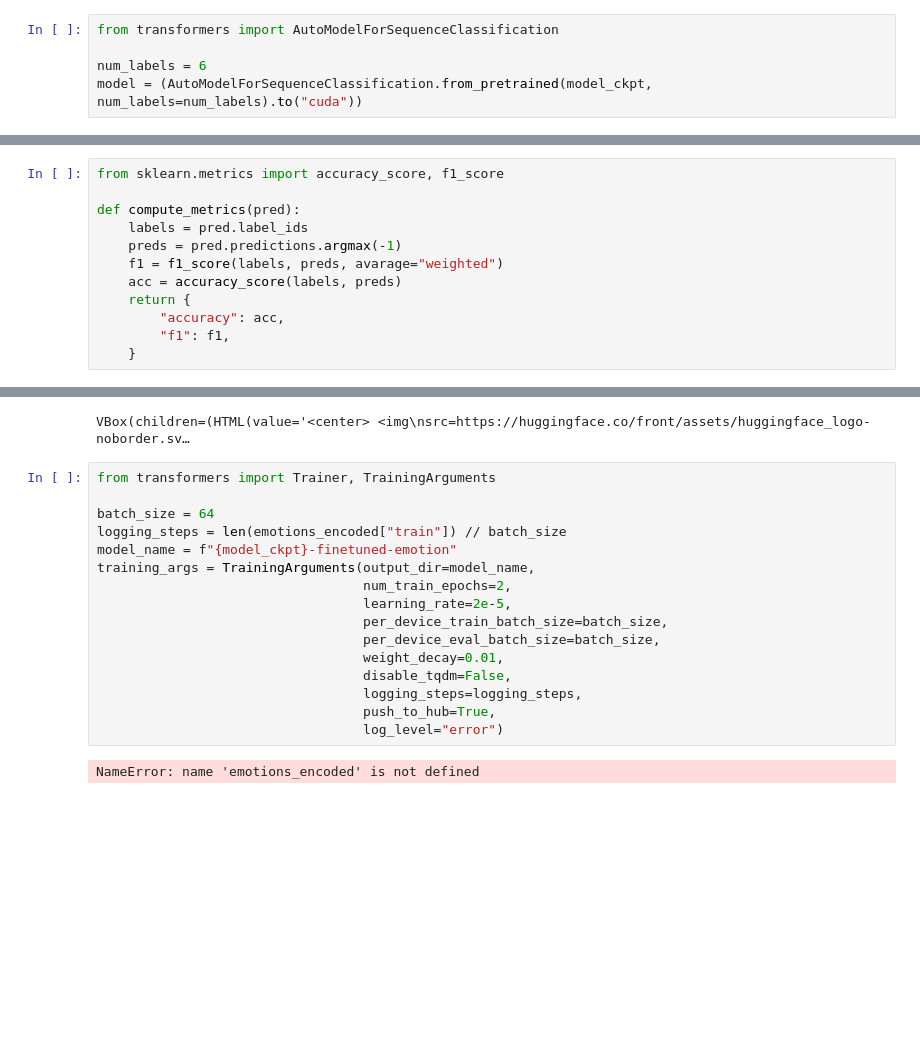
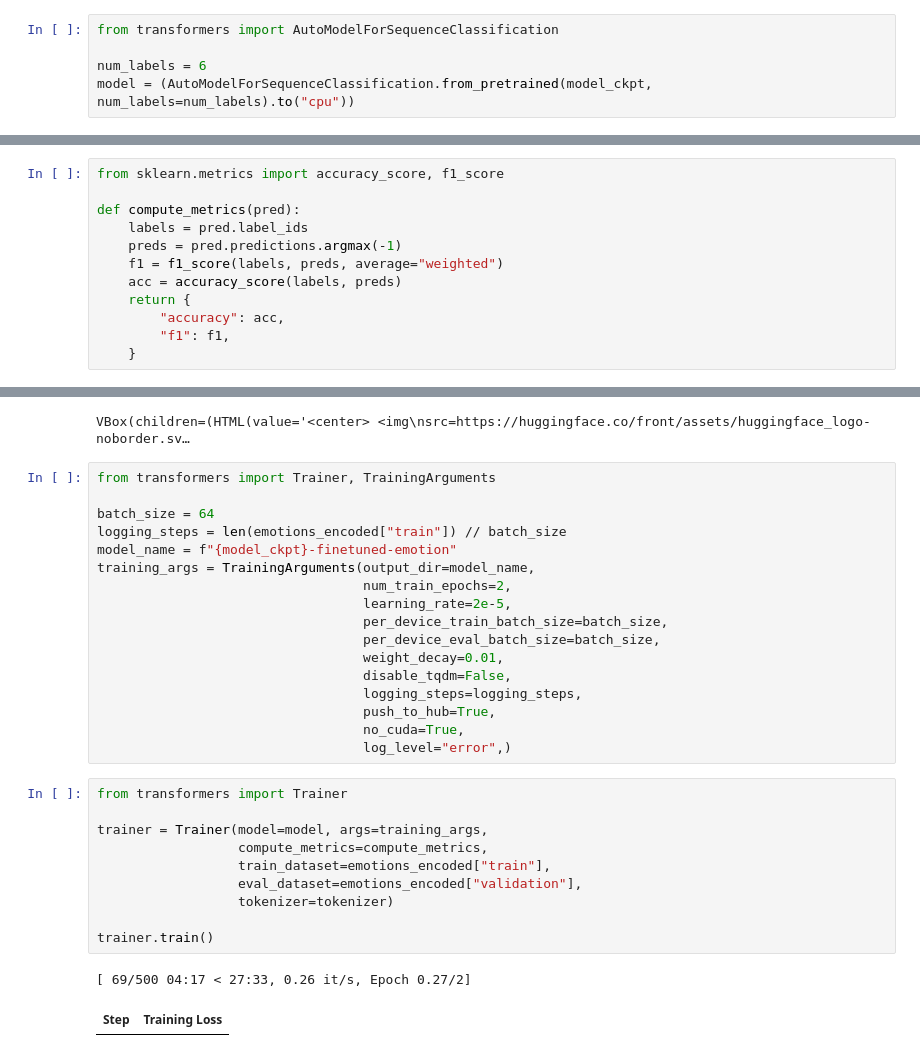
Before and after one commit to luisalex94/research-machine-learning, a Jupyter notebook: nlp/Natural Language Processing with Transformers, Revised Edition/general.ipynb, the cells around one changed output, grey strips where cells are left out. Cells and saved outputs as stored; diff of their text form; blank space fills up the shorter version.

```diff
--- a/nlp/Natural Language Processing with Transformers, Revised Edition/general.ipynb
+++ b/nlp/Natural Language Processing with Transformers, Revised Edition/general.ipynb
@@ -489,7 +504,7 @@ plot_confusion_matrix(y_preds, y_valid, labels)
 from transformers import AutoModelForSequenceClassification
 
 num_labels = 6
-model = (AutoModelForSequenceClassification.from_pretrained(model_ckpt, num_labels=num_labels).to("cuda"))
+model = (AutoModelForSequenceClassification.from_pretrained(model_ckpt, num_labels=num_labels).to("cpu"))
 # %% [output]
 Some weights of DistilBertForSequenceClassification were not initialized from the model checkpoint at distilbert-base-uncased and are newly initialized: ['classifier.bias', 'classifier.weight', 'pre_c ...
 You should probably TRAIN this model on a down-stream task to be able to use it for predictions and inference.
@@ -499,7 +514,7 @@ from sklearn.metrics import accuracy_score, f1_score
 def compute_metrics(pred):
     labels = pred.label_ids
     preds = pred.predictions.argmax(-1)
-    f1 = f1_score(labels, preds, avarage="weighted")
+    f1 = f1_score(labels, preds, average="weighted")
     acc = accuracy_score(labels, preds)
     return {
         "accuracy": acc,
@@ -526,6 +541,18 @@ training_args = TrainingArguments(output_dir=model_name,
                                   disable_tqdm=False,
                                   logging_steps=logging_steps,
                                   push_to_hub=True,
-                                  log_level="error")
+                                  no_cuda=True,
+                                  log_level="error",)
-# %% [output]
-NameError: name 'emotions_encoded' is not defined
+# %%
+from transformers import Trainer
+
+trainer = Trainer(model=model, args=training_args,
+                  compute_metrics=compute_metrics,
+                  train_dataset=emotions_encoded["train"],
+                  eval_dataset=emotions_encoded["validation"],
+                  tokenizer=tokenizer)
+
+trainer.train()
+# %% [output]
+[ 69/500 04:17 < 27:33, 0.26 it/s, Epoch 0.27/2]
+| Step | Training Loss |
```
Also changed, not shown: parts of 20 cells of this notebook, 10 other files.
